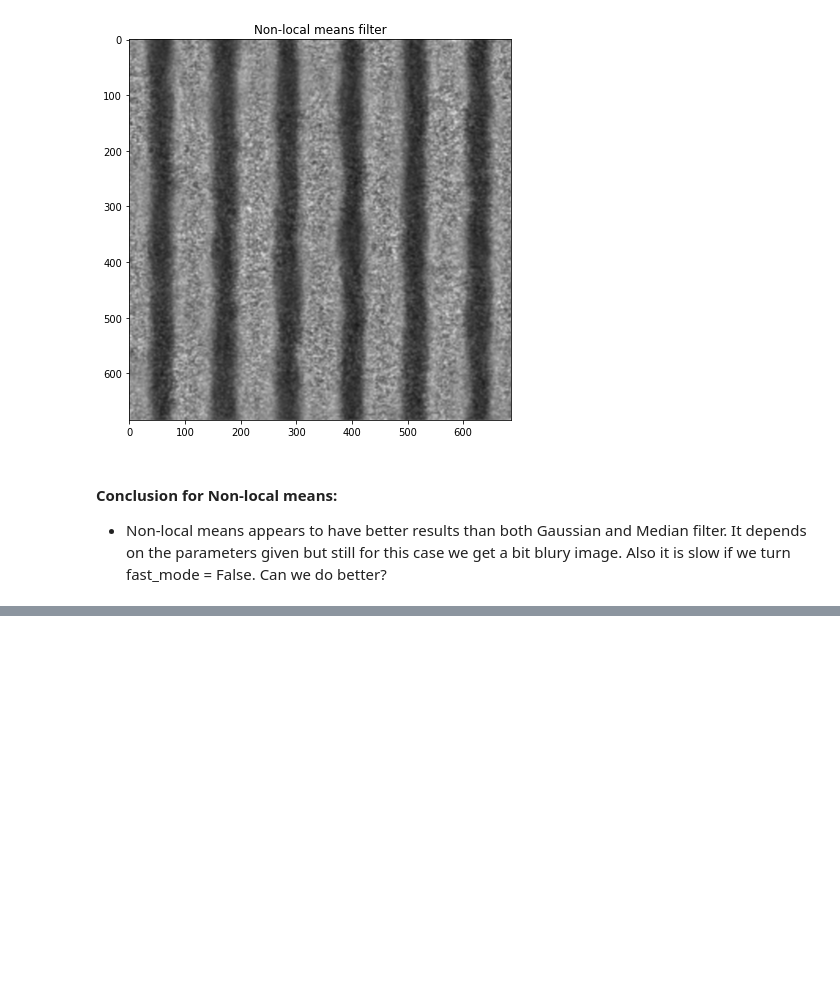
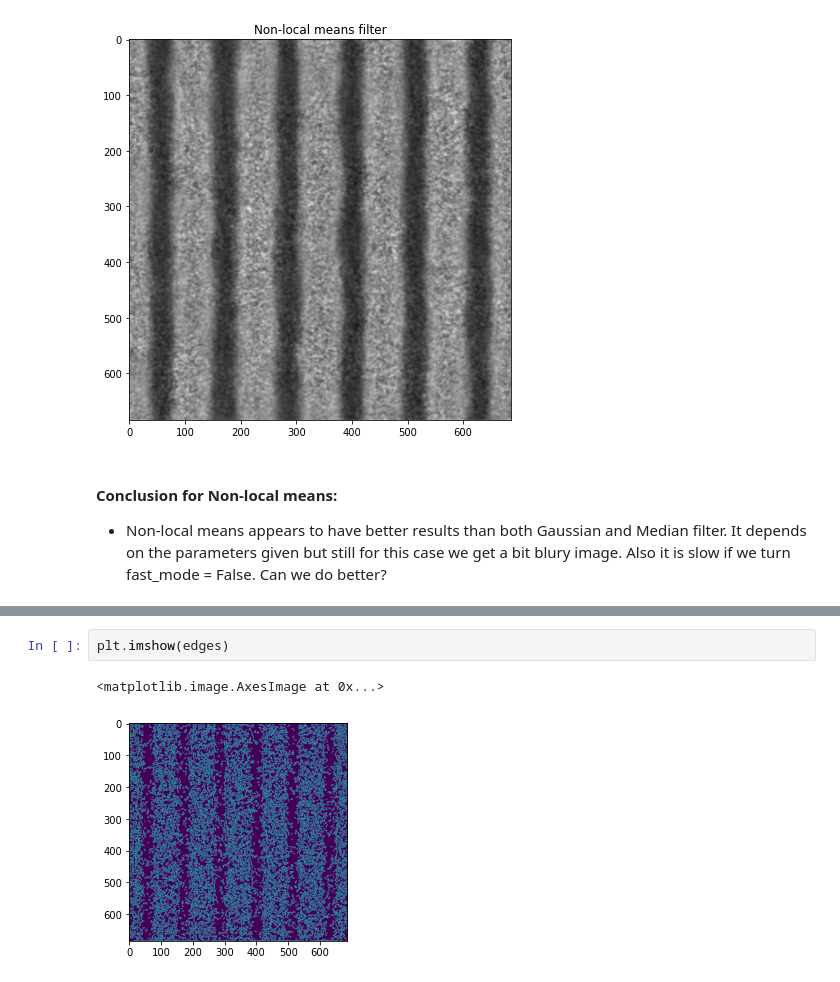
Before and after one commit to AntonisCSt/Denoising_methods, a Jupyter notebook: Denoising_notebook.ipynb, the cells around one changed output, grey strips where cells are left out. Drawn from its saved outputs; the diff is of its cells as text; blank space fills up the shorter version.

```diff
--- a/Denoising_notebook.ipynb
+++ b/Denoising_notebook.ipynb
@@ -100,0 +162,5 @@ plt.imshow(denoise_img)
+# %%
+plt.imshow(edges)
+# %% [output]
+<matplotlib.image.AxesImage at 0x...>
+[figure, added]
```
Also changed, not shown: parts of 4 cells of this notebook.
